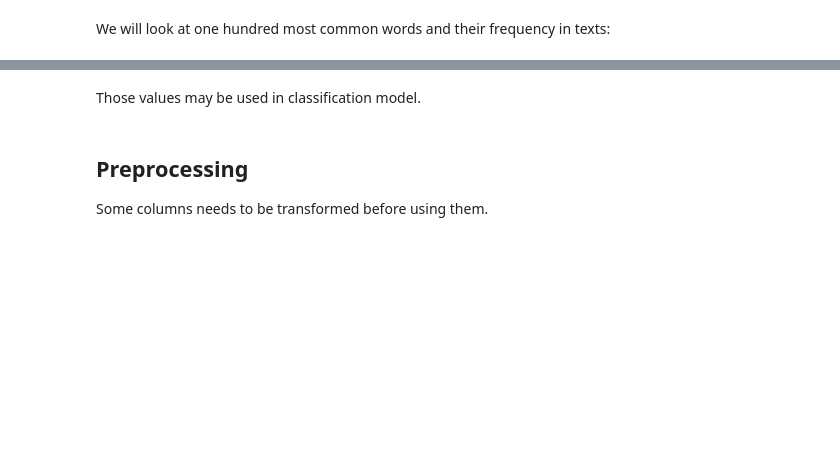
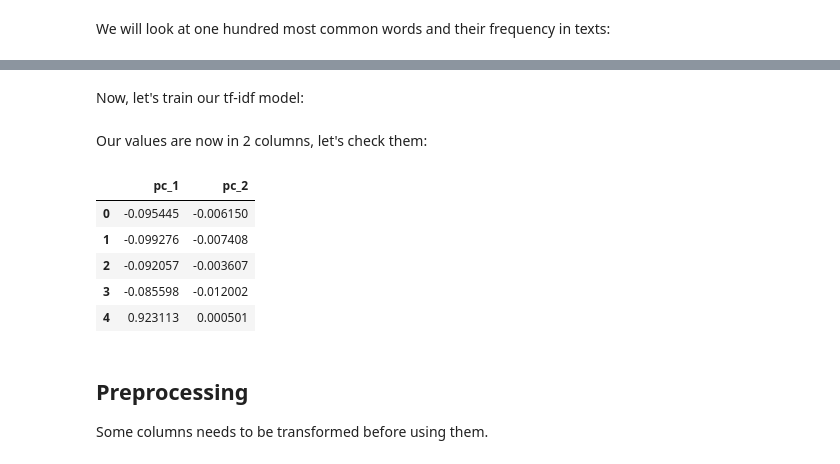
Before and after one commit to pmacinec/vos2-men-women-classification, a Jupyter notebook: projekt1_macinec.ipynb, the cells around one changed output, grey strips where cells are left out. Cells and saved outputs as stored; diff of their text form; code cells hidden in the pictures; blank space fills up the shorter version.

```diff
--- a/projekt1_macinec.ipynb
+++ b/projekt1_macinec.ipynb
@@ -737,3 +760,0 @@ Now, let's transform column - only 100 most common words will be stored, so Tfid
-# %%
-X_train['essay0_tfidf'] = X_train['essay0_no_stopwords'].apply(lambda x: [word for word in x if word in mstcmn])
-X_train['essay0_tfidf_ready'] = X_train['essay0_tfidf'].apply(lambda x: ' '.join(x))
@@ -742,9 +766,36 @@ Now, we need to get features matrix from vectorizer and add them to our datafram
-# %%
-X = vectorizer.fit_transform(X_train['essay0_tfidf_ready'])
-df_tfidf = pd.DataFrame(X.toarray(), columns=vectorizer.get_feature_names())
-# X_train = pd.concat([X_train, df_tfidf], axis=1)
-# %% [markdown]
-Those values may be used in classification model.
+# %%
+def tf_idf_model(df, column):
+    """Function to create tf-idf model."""
+    # data preparation
+    df[column + '_tfidf_ready'] = df[column + '_ready'].apply(lambda x: ' '.join(x))
+
+    # TF-IDF
+    tf_idf_matrix = vectorizer.fit_transform(df[column + '_tfidf_ready'])
+    df_tf_idf = pd.DataFrame(tf_idf_matrix.toarray(), columns=vectorizer.get_feature_names())
+
+    # PCA
+    pca = PCA(n_components=2)
+    pc = pca.fit_transform(df_tf_idf)
+    df_tf_idf = pd.DataFrame(data = pc, columns = ['pc_1', 'pc_2'])
+
+    df = pd.concat([df.reset_index(), df_tf_idf], axis=1, sort=False)
+
+    return df
+# %% [markdown]
+Now, let's train our tf-idf model:
+# %%
+X_train = tf_idf_model(X_train, 'essay0')
+# %% [markdown]
+Our values are now in 2 columns, let's check them:
+# %%
+X_train[['pc_1', 'pc_2']].head()
+# %% [output]
+|  | pc_1 | pc_2 |
+| 0 | -0.095445 | -0.006150 |
+| 1 | -0.099276 | -0.007408 |
+| 2 | -0.092057 | -0.003607 |
+| 3 | -0.085598 | -0.012002 |
+| 4 | 0.923113 | 0.000501 |
 # %% [markdown]
 ## Preprocessing
 
```
Also changed, not shown: parts of 81 cells of this notebook.
